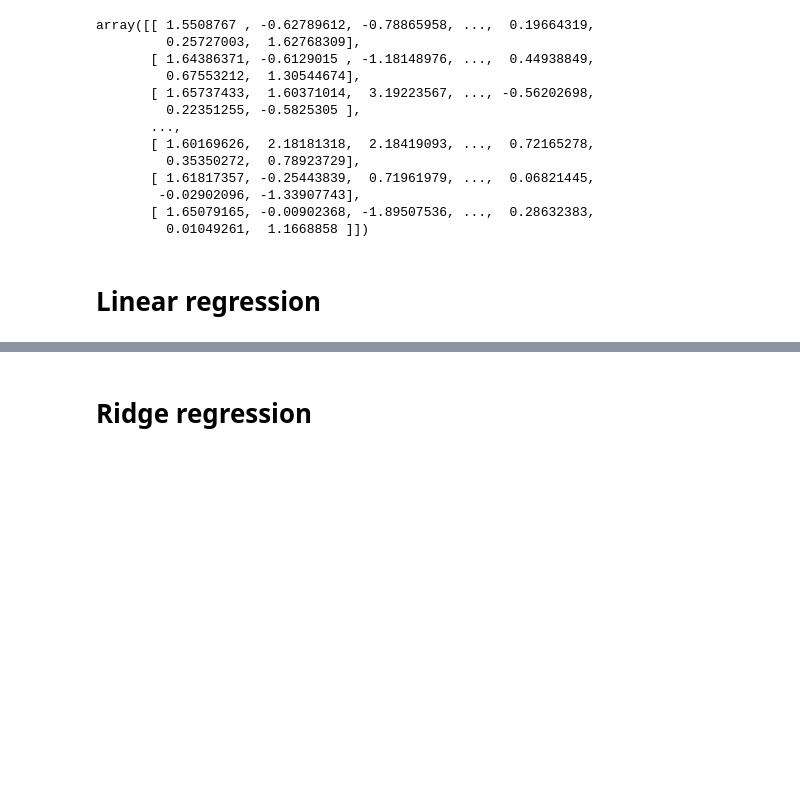
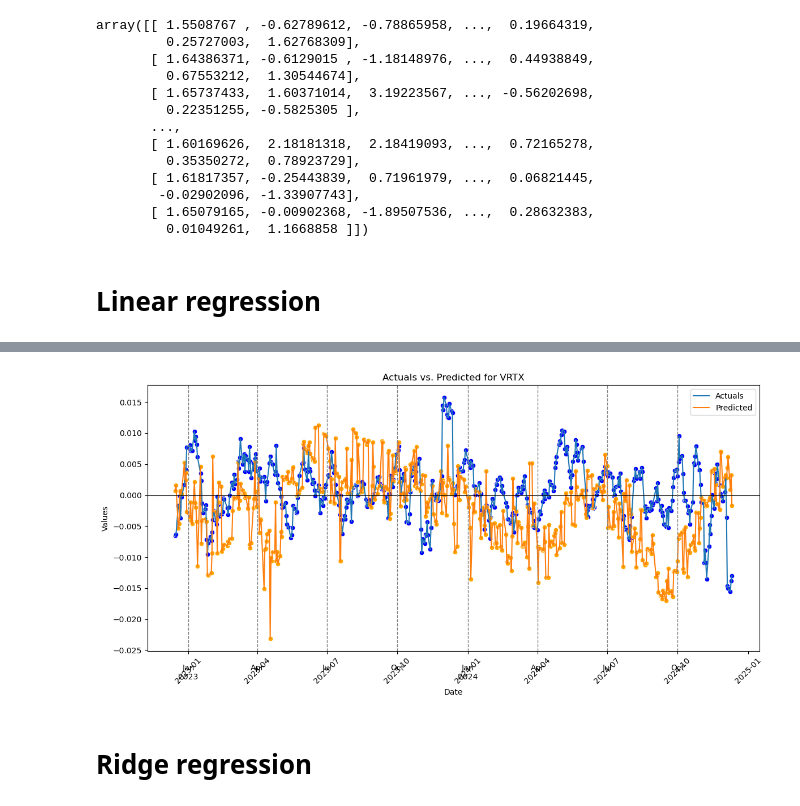
Before and after one commit to junting-ren/model_uncertainty_using_feature_confidence_set, a Jupyter notebook: notebooks/stock_prediction.ipynb, the cells around one changed output, grey strips where cells are left out. Saved outputs shown, nothing was run; the diff lists cells and outputs as text; code cells hidden in the pictures; blank space fills up the shorter version.

```diff
--- a/notebooks/stock_prediction.ipynb
+++ b/notebooks/stock_prediction.ipynb
@@ -417,3 +487,10 @@ plot_actuals_predicted(lr_predictions, symbol = "VRTX", start_date = lr_predicti
+# %%
+# drop predicted_ and rename lr_predictions.predicted_mixed to predicted
+lr_predictions.drop(columns = ['predicted'], inplace = True)
+lr_predictions.rename(columns = {'predicted_mixed':'predicted'}, inplace = True)
+plot_actuals_predicted(lr_predictions, symbol = "VRTX", start_date = lr_predictions.index.get_level_values("date").min(), end_date=lr_predictions.index.get_level_values("date").max())
+# %% [output]
+[figure, added]
 # %% [markdown]
 # Ridge regression
 # %%
```
Also changed, not shown: parts of 21 cells of this notebook.
